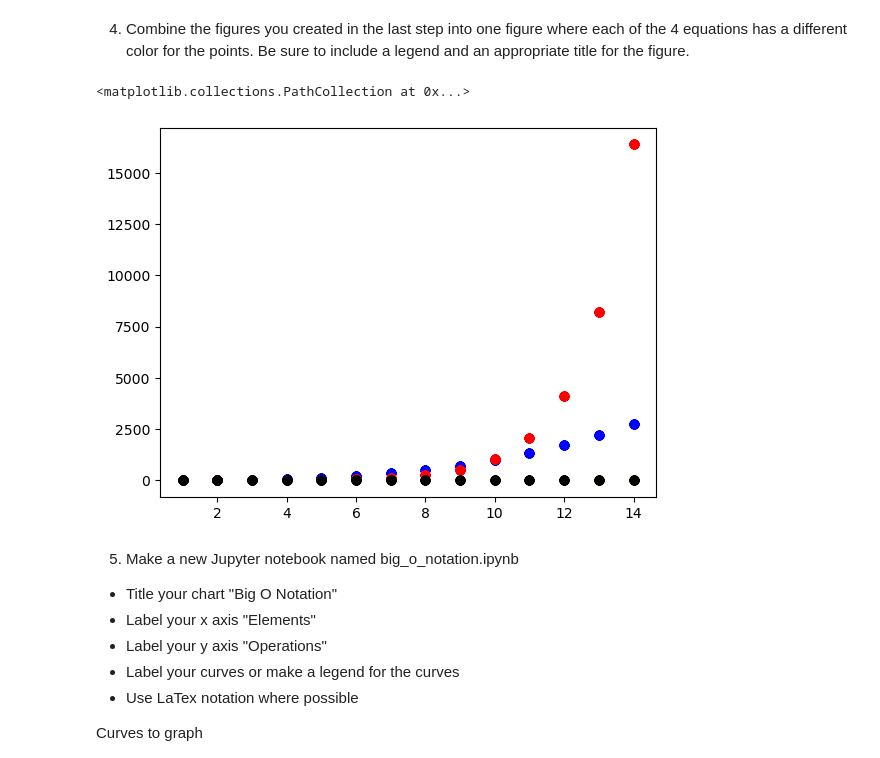
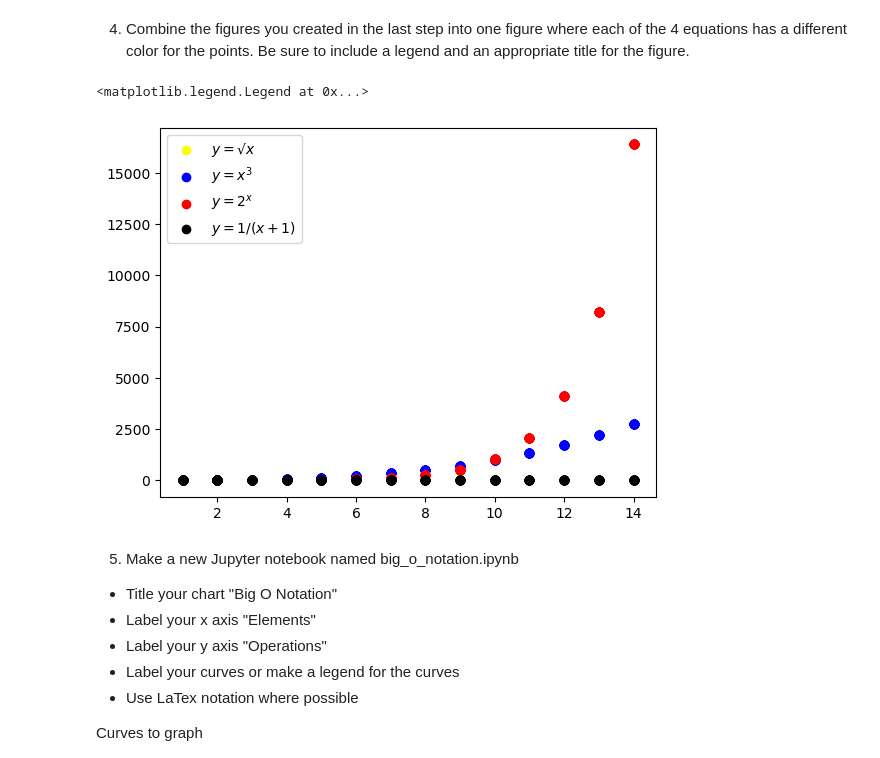
Before and after one commit to JoshuaHolt-Tech/numpy-pandas-visualization-exercises, a Jupyter notebook: matplotlib_exercises.ipynb, the cells around one changed output. Cells and saved outputs as stored; diff of their text form; code cells hidden in the pictures.

Commit message:
Added legend.

```diff
--- a/matplotlib_exercises.ipynb
+++ b/matplotlib_exercises.ipynb
@@ -64,13 +64,15 @@ Text(0.5, 0.98, 'Randome Plots')
 # %% [markdown]
 4. Combine the figures you created in the last step into one figure where each of the 4 equations has a different color for the points. Be sure to include a legend and an appropriate title for the figure.
 # %%
-plt.scatter(x, y2, c='yellow')
+plt.scatter(x, y2, c='yellow') # covered by black
 plt.scatter(x, y3, c='blue')
 plt.scatter(x, y4, c='red')
 plt.scatter(x, y5, c='black')
+
+plt.legend(['$y=√x$', '$y=x^3$', '$y=2^x$', '$y=1/(x+1)$'])
 # %% [output]
-<matplotlib.collections.PathCollection at 0x...>
+<matplotlib.legend.Legend at 0x...>
-[figure, old version]
+[figure, new version]
 # %% [markdown]
 5. Make a new Jupyter notebook named big_o_notation.ipynb
 
```
